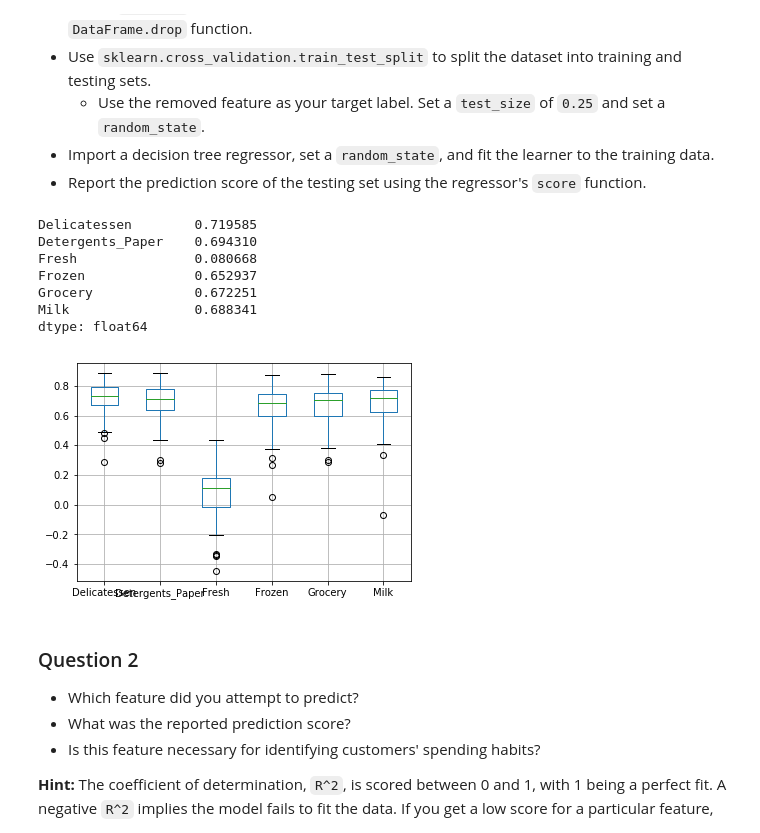
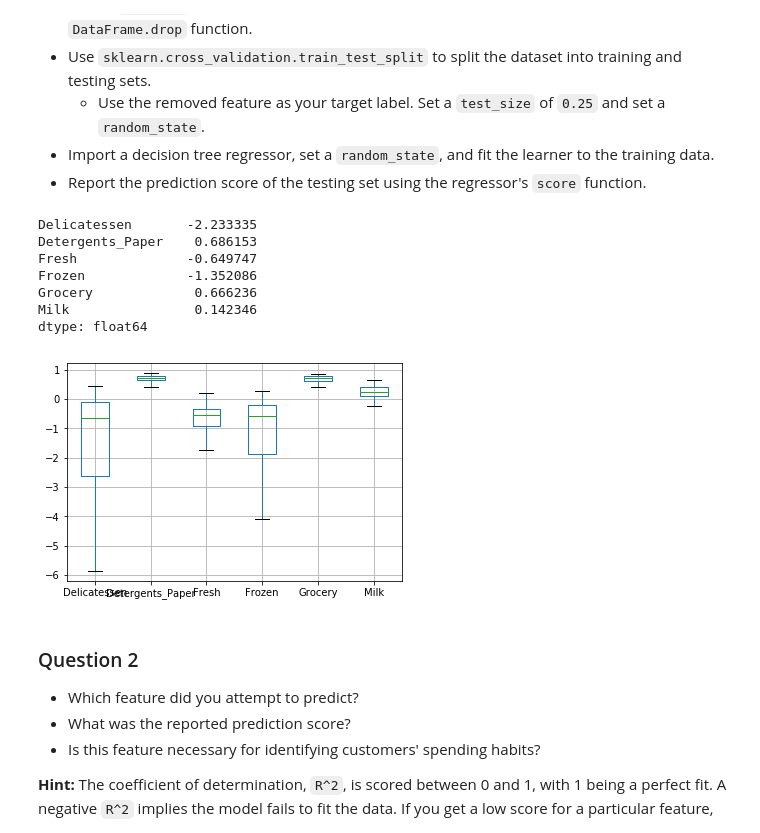
Before and after one commit to PForet/machine-learning, a Jupyter notebook: projects/customer_segments/customer_segments.ipynb, the cells around one changed output. Saved outputs shown, nothing was run; the diff lists cells and outputs as text; code cells hidden in the pictures.

```diff
--- a/projects/customer_segments/customer_segments.ipynb
+++ b/projects/customer_segments/customer_segments.ipynb
@@ -136,42 +136,42 @@ from matplotlib.pyplot import boxplot
 
 # We get all the features name
 variable_to_drop = data.columns.values
 
 def drop_one(varname):
 
     # TODO: Make a copy of the DataFrame, using the 'drop' function to drop the given feature
     new_data = data.drop(varname, axis=1)
 
     # TODO: Split the data into training and testing sets(0.25) using the given feature as the target
     # Set a random state.
     def one_score(seed=0):
-        X_train, X_test, y_train, y_test = train_test_split(new_data, data[variable_to_drop],
+        X_train, X_test, y_train, y_test = train_test_split(new_data, data[varname],
                                                             test_size=0.25, random_state=seed)
 
         # TODO: Create a decision tree regressor and fit it to the training set
         regressor = DecisionTreeRegressor(random_state=seed).fit(X_train,y_train)
 
         # TODO: Report the score of the prediction using the testing set
         score = regressor.score(X_test, y_test)
         return score
 
     # We try this 1000 times with a different seed to average the scores
     return [one_score(i) for i in range(100)]
 
 # We compute the scores for each removed feature
 all_results = pd.DataFrame({feature:drop_one(feature) for feature in variable_to_drop})
 
-all_results.boxplot()
+all_results.boxplot(showfliers=False)
 display(all_results.mean())
 # %% [output]
-Delicatessen        0.719585
-Detergents_Paper    0.694310
-Fresh               0.080668
-Frozen              0.652937
-Grocery             0.672251
-Milk                0.688341
+Delicatessen       -2.233335
+Detergents_Paper    0.686153
+Fresh              -0.649747
+Frozen             -1.352086
+Grocery             0.666236
+Milk                0.142346
 dtype: float64
-[figure, old version]
+[figure, new version]
 # %% [markdown]
 ### Question 2
 
```
Also changed, not shown: parts of 1 cell of this notebook, 1 other file.
